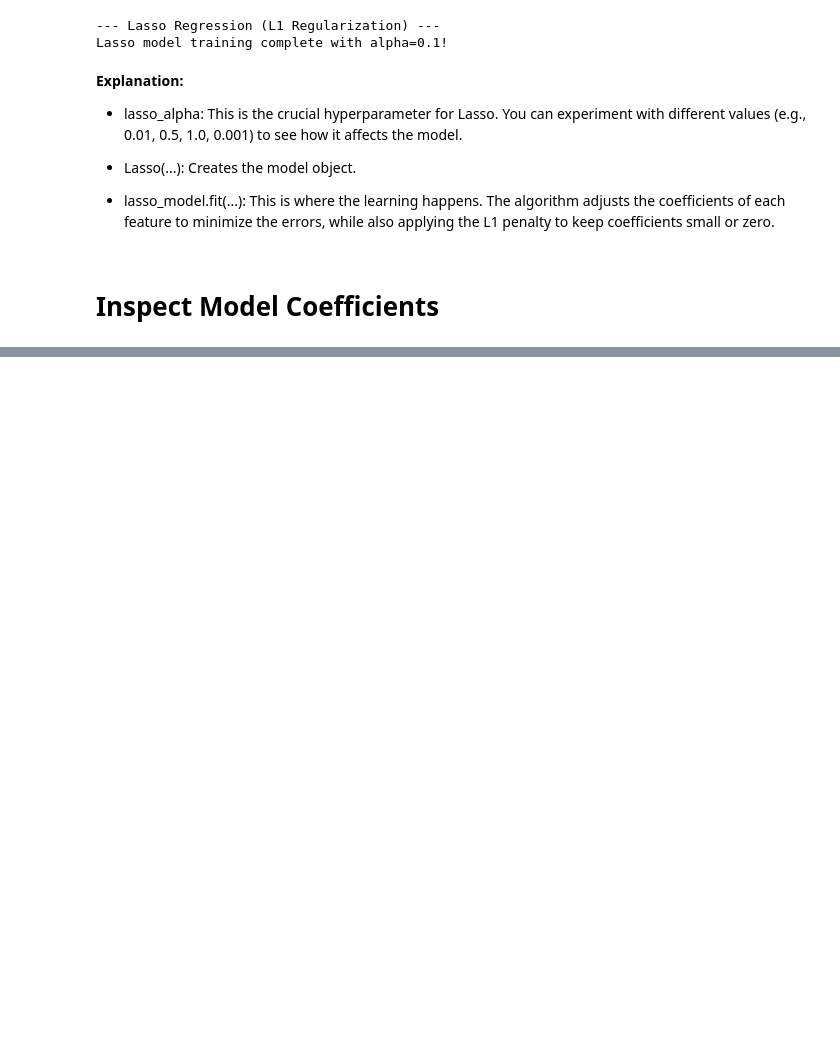
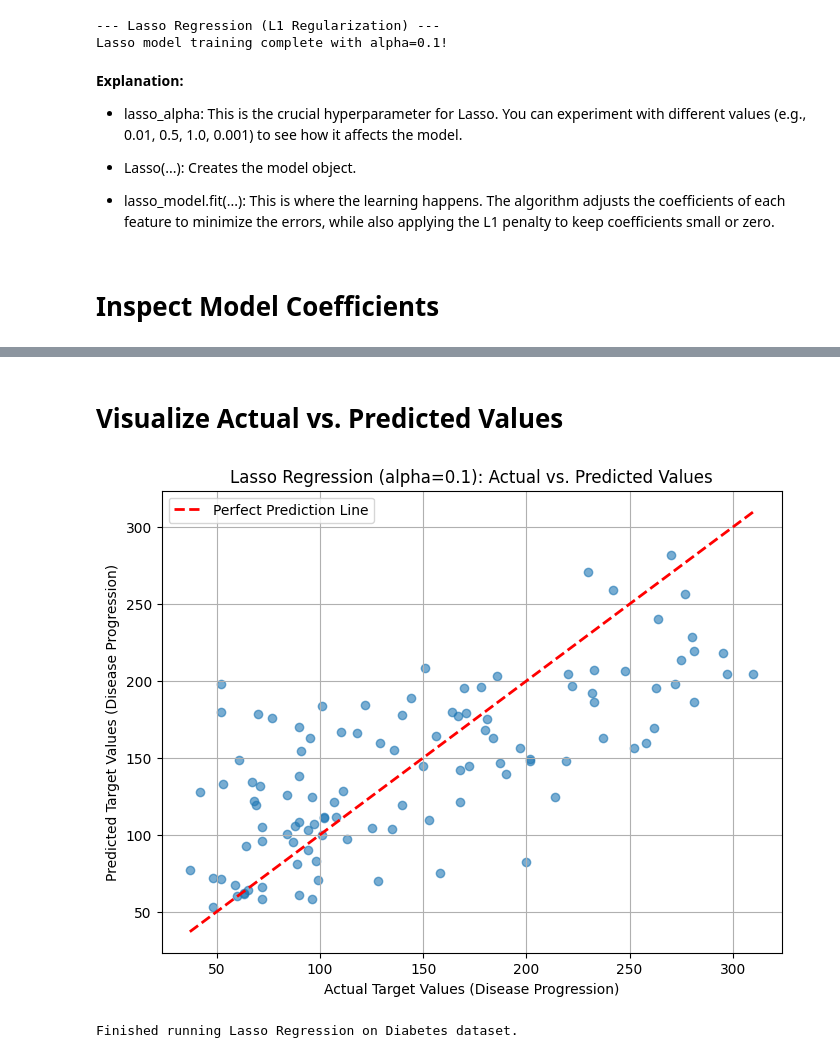
Before and after one commit to Ibtasam-98/machine-learning-algorithms, a Jupyter notebook: linear-regression.ipynb, the cells around one changed output, grey strips where cells are left out. Cells and saved outputs as stored; diff of their text form; code cells hidden in the pictures; blank space fills up the shorter version.

```diff
--- a/linear-regression.ipynb
+++ b/linear-regression.ipynb
@@ -143,0 +146,7 @@ print(f"Number of coefficients driven to zero by Lasso: {zero_coeffs} out of {le
+# %%
+# Use the trained Lasso model to make predictions on the test set features (X_test)
+y_pred_lasso = lasso_model.predict(x_test)
+
+print("\nPredictions on test data generated.")
+print("First 5 actual test values:", y_test.values[:5]) # Display actual values
+print("First 5 predicted values:", y_pred_lasso[:5]) # Display predicted values
@@ -143,0 +185,20 @@ print(f"Number of coefficients driven to zero by Lasso: {zero_coeffs} out of {le
+# %% [markdown]
+# Visualize Actual vs. Predicted Values
+# %%
+# --- Visualization of Actual vs. Predicted Values ---
+plt.figure(figsize=(8, 6))
+# Plot actual values on X-axis and predicted values on Y-axis
+plt.scatter(y_test, y_pred_lasso, alpha=0.6)
+# Plot a diagonal line (y=x). Points on this line mean perfect predictions.
+plt.plot([y_test.min(), y_test.max()], [y_test.min(), y_test.max()], 'r--', lw=2, label='Perfect Prediction Line')
+plt.title(f'Lasso Regression (alpha={lasso_alpha}): Actual vs. Predicted Values')
+plt.xlabel('Actual Target Values (Disease Progression)')
+plt.ylabel('Predicted Target Values (Disease Progression)')
+plt.grid(True)
+plt.legend()
+plt.show()
+
+print("\nFinished running Lasso Regression on Diabetes dataset.")
+# %% [output]
+[figure, added]
+Finished running Lasso Regression on Diabetes dataset.
```
Also changed, not shown: parts of 6 cells of this notebook.
